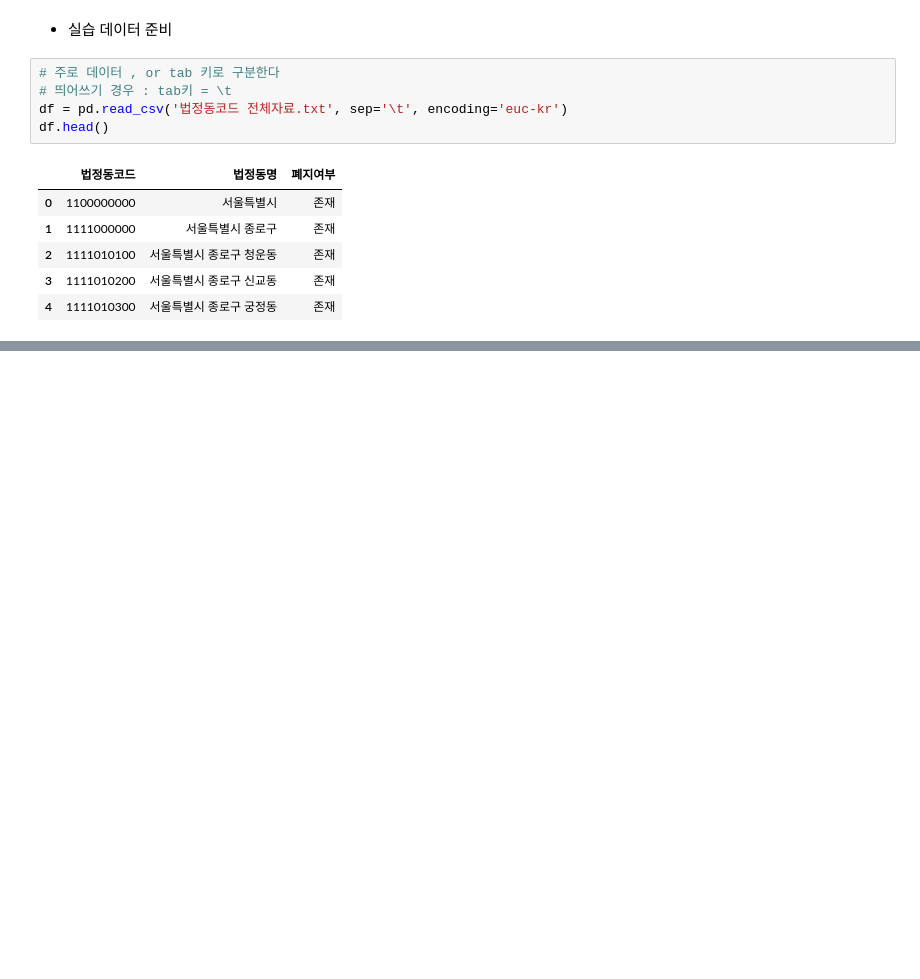
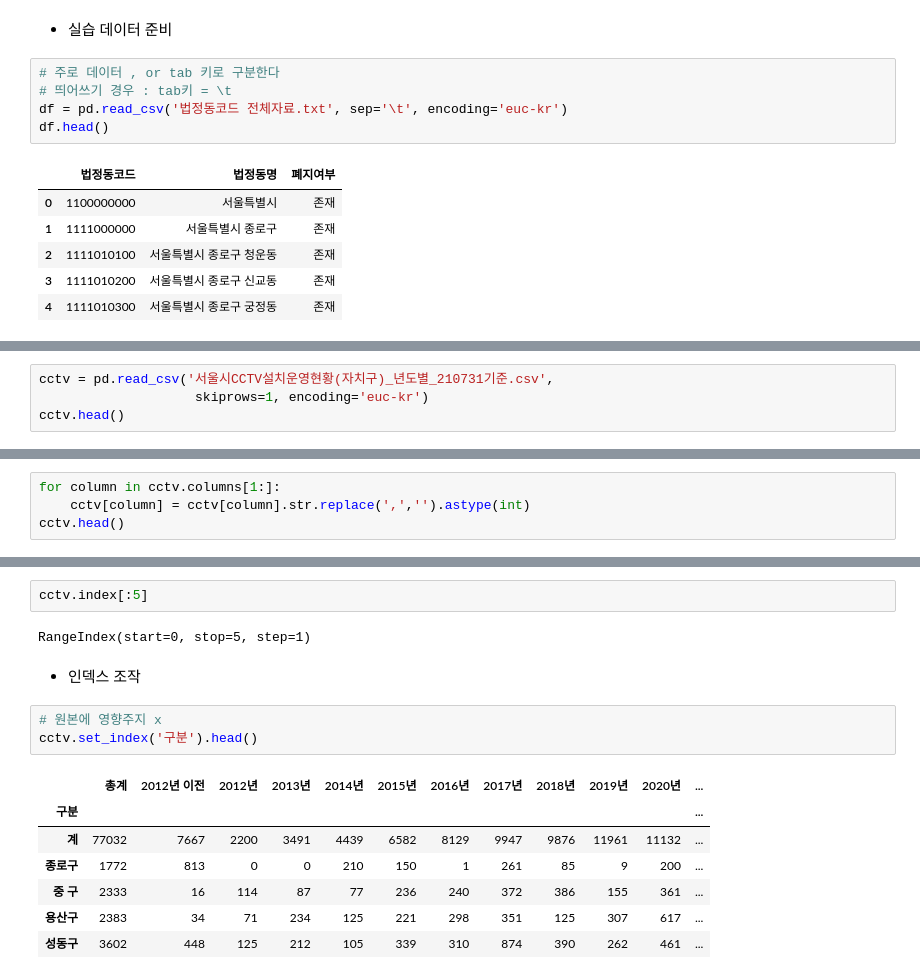
Before and after one commit to 1unasy/MachineLearning-2021-12, a Jupyter notebook: 00.데이터분석/15.DF-문자열조작.ipynb, the cells around one changed output, grey strips where cells are left out. Saved outputs shown, nothing was run; the diff lists cells and outputs as text; blank space fills up the shorter version.

```diff
--- a/00.데이터분석/15.DF-문자열조작.ipynb
+++ b/00.데이터분석/15.DF-문자열조작.ipynb
@@ -19,0 +143,4 @@ df.head()
+# %%
+cctv = pd.read_csv('서울시CCTV설치운영현황(자치구)_년도별_210731기준.csv',
+                    skiprows=1, encoding='euc-kr')
+cctv.head()
@@ -19,0 +154,4 @@ df.head()
+# %%
+for column in cctv.columns[1:]:
+    cctv[column] = cctv[column].str.replace(',','').astype(int)
+cctv.head()
@@ -19,0 +165,17 @@ df.head()
+# %%
+cctv.index[:5]
+# %% [output]
+RangeIndex(start=0, stop=5, step=1)
+# %% [markdown]
+- 인덱스 조작
+# %%
+# 원본에 영향주지 x
+cctv.set_index('구분').head()
+# %% [output]
+|  | 총계 | 2012년 이전 | 2012년 | 2013년 | 2014년 | 2015년 | 2016년 | 2017년 | 2018년 | 2019년 | 2020년 | ... |
+| 구분 |  |  |  |  |  |  |  |  |  |  |  | ... |
+| 계 | 77032 | 7667 | 2200 | 3491 | 4439 | 6582 | 8129 | 9947 | 9876 | 11961 | 11132 | ... |
+| 종로구 | 1772 | 813 | 0 | 0 | 210 | 150 | 1 | 261 | 85 | 9 | 200 | ... |
+| 중 구 | 2333 | 16 | 114 | 87 | 77 | 236 | 240 | 372 | 386 | 155 | 361 | ... |
+| 용산구 | 2383 | 34 | 71 | 234 | 125 | 221 | 298 | 351 | 125 | 307 | 617 | ... |
+| 성동구 | 3602 | 448 | 125 | 212 | 105 | 339 | 310 | 874 | 390 | 262 | 461 | ... |
```
Also changed, not shown: parts of 28 cells of this notebook.
